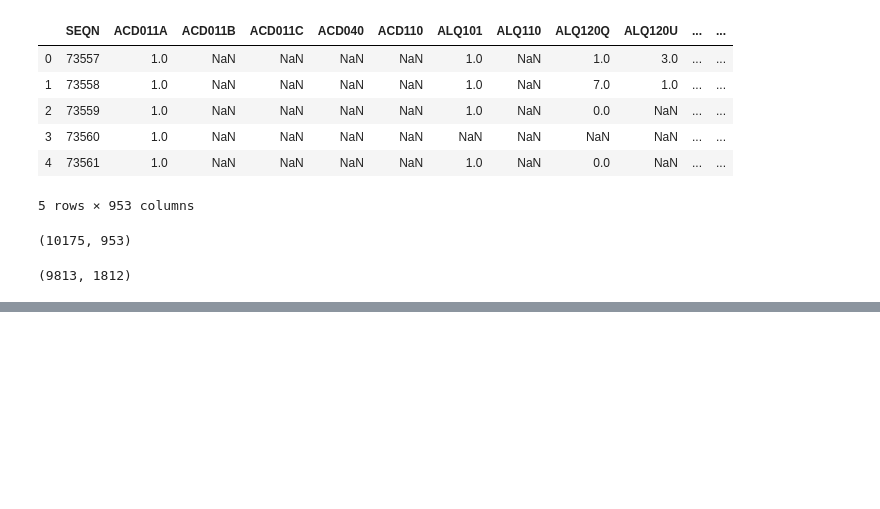
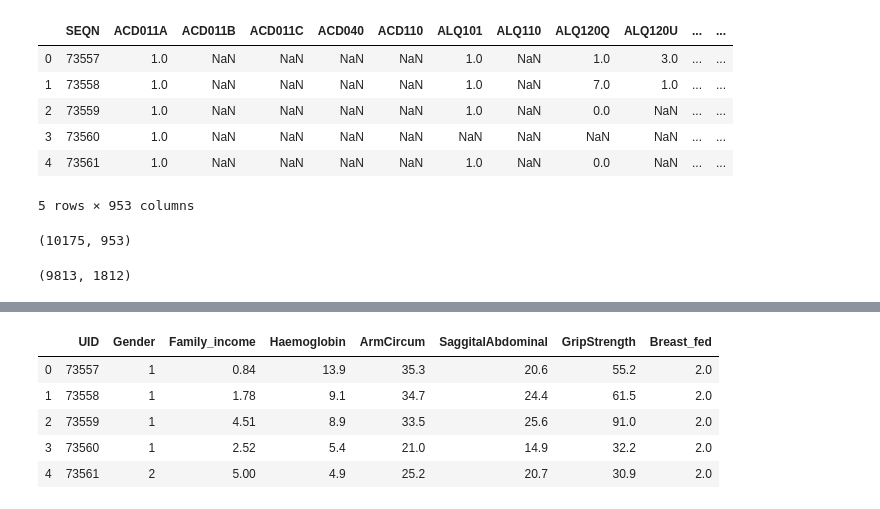
Before and after one commit to VIDHIBSL/Capstone, a Jupyter notebook: Python_Project.ipynb, the cells around one changed output, grey strips where cells are left out. Saved outputs shown, nothing was run; the diff lists cells and outputs as text; code cells hidden in the pictures; blank space fills up the shorter version.

```diff
--- a/Python_Project.ipynb
+++ b/Python_Project.ipynb
@@ -107,0 +214,9 @@ final.shape
+# %%
+final.head()
+# %% [output]
+|  | UID | Gender | Family_income | Haemoglobin | ArmCircum | SaggitalAbdominal | GripStrength | Breast_fed |
+| 0 | 73557 | 1 | 0.84 | 13.9 | 35.3 | 20.6 | 55.2 | 2.0 |
+| 1 | 73558 | 1 | 1.78 | 9.1 | 34.7 | 24.4 | 61.5 | 2.0 |
+| 2 | 73559 | 1 | 4.51 | 8.9 | 33.5 | 25.6 | 91.0 | 2.0 |
+| 3 | 73560 | 1 | 2.52 | 5.4 | 21.0 | 14.9 | 32.2 | 2.0 |
+| 4 | 73561 | 2 | 5.00 | 4.9 | 25.2 | 20.7 | 30.9 | 2.0 |
```
Also changed, not shown: parts of 20 cells of this notebook.
